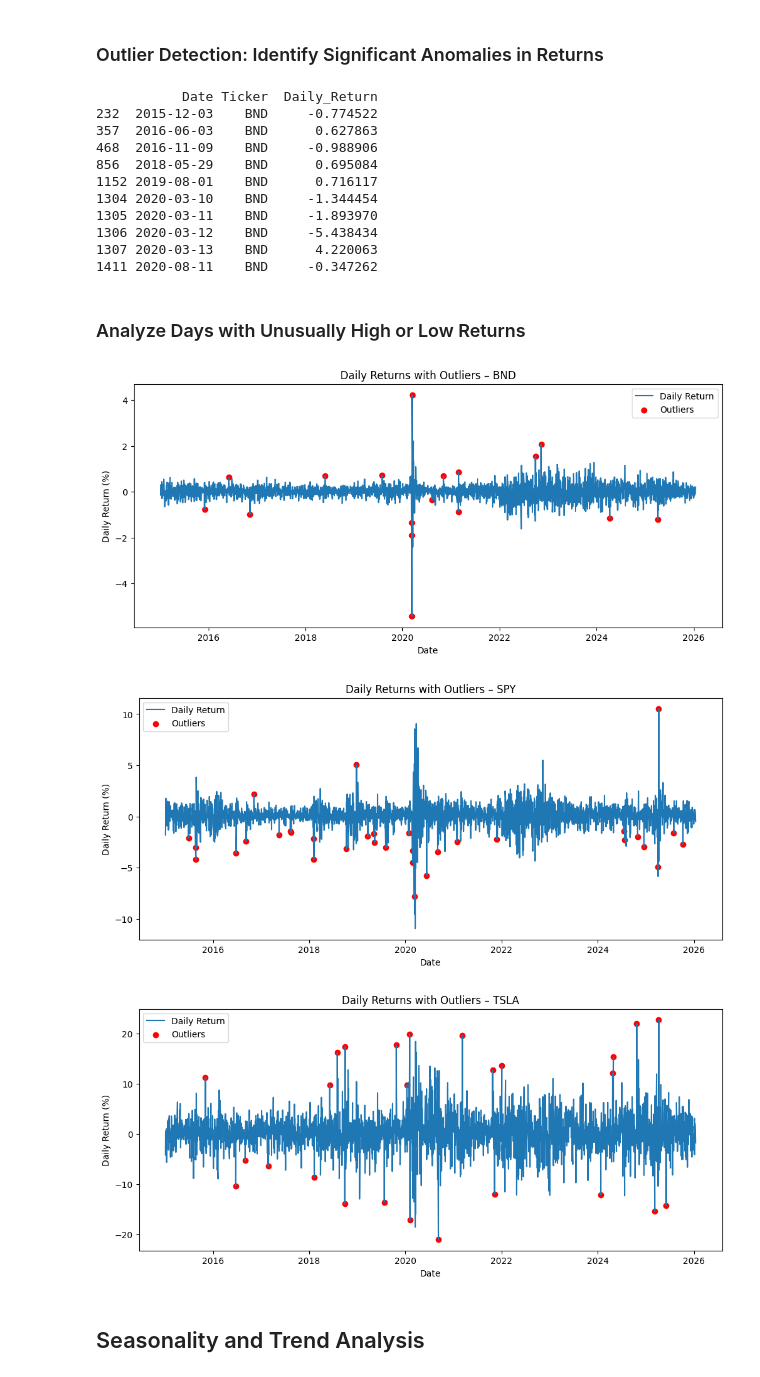
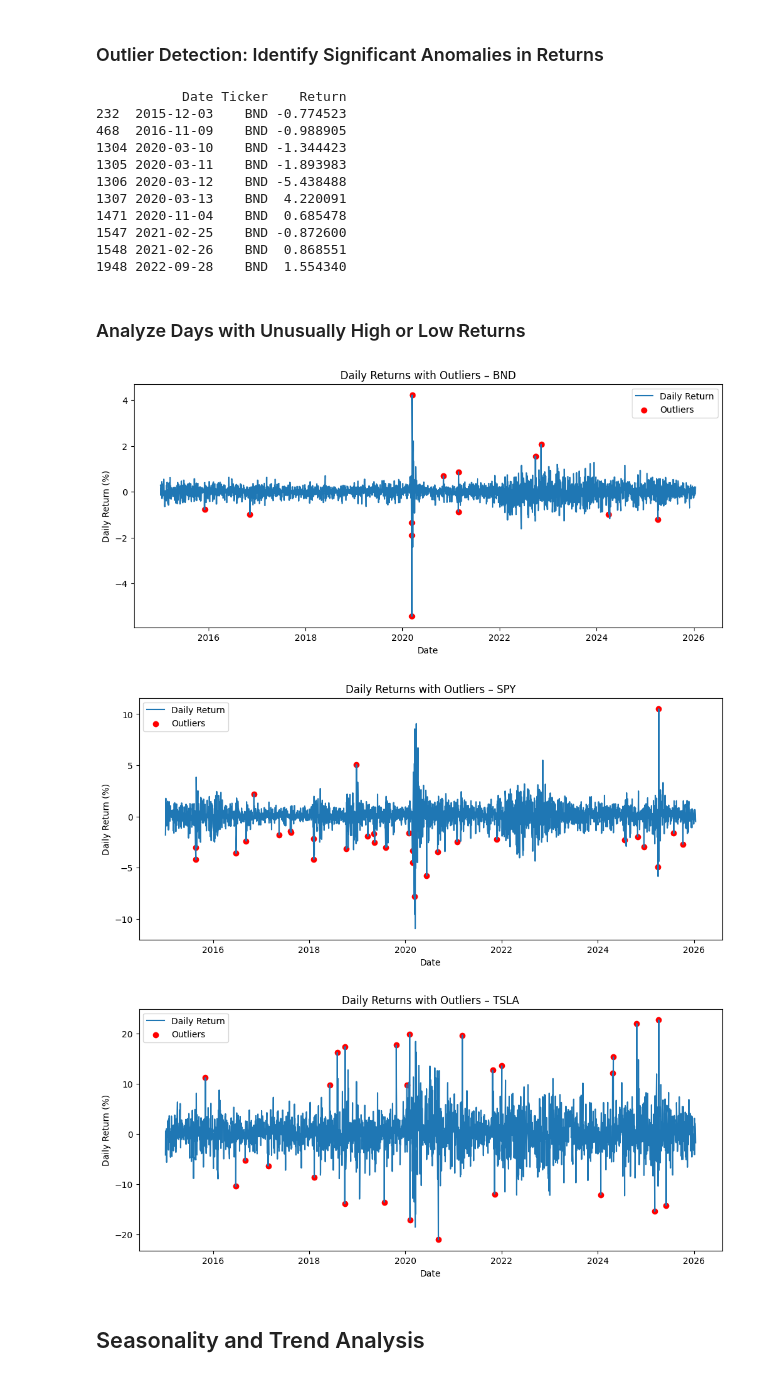
Before and after one commit to Elbethel-dan/portfolio-optimization, a Jupyter notebook: notebooks/preprocess_and_explore_data.ipynb, the cells around one changed output. Drawn from its saved outputs; the diff is of its cells as text; code cells hidden in the pictures.

```diff
--- a/notebooks/preprocess_and_explore_data.ipynb
+++ b/notebooks/preprocess_and_explore_data.ipynb
@@ -269,7 +266,7 @@ for ticker in df_long["Ticker"].unique():
     subset = df_long[df_long["Ticker"] == ticker]
 
     plt.figure(figsize=(12, 5))
-    plt.plot(subset["Date"], subset["Daily_Return"])
+    plt.plot(subset["Date"], subset["Return"])
     plt.title(f"Daily Percentage Change (Returns) – {ticker}")
     plt.xlabel("Date")
     plt.ylabel("Daily Return (%)")
@@ -283,8 +280,8 @@ for ticker in df_long["Ticker"].unique():
 # %%
 window = 30
 
-df_long['Rolling_Mean'] = df_long.groupby('Ticker')['Daily_Return'].transform(lambda x: x.rolling(window).mean())
-df_long['Rolling_Std'] = df_long.groupby('Ticker')['Daily_Return'].transform(lambda x: x.rolling(window).std())
+df_long['Rolling_Mean'] = df_long.groupby('Ticker')['Return'].transform(lambda x: x.rolling(window).mean())
+df_long['Rolling_Std'] = df_long.groupby('Ticker')['Return'].transform(lambda x: x.rolling(window).std())
 
 plt.figure(figsize=(14, 6))
 for ticker in df_long['Ticker'].unique():
@@ -306,37 +303,35 @@ for ticker in df_long['Ticker'].unique():
     mask = df_long['Ticker'] == ticker
     rolling_mean = df_long.loc[mask, 'Rolling_Mean']
     rolling_std = df_long.loc[mask, 'Rolling_Std']
-    returns = df_long.loc[mask, 'Daily_Return']
+    returns = df_long.loc[mask, 'Return']
 
     outlier_mask = (returns > rolling_mean + 3 * rolling_std) | (returns < rolling_mean - 3 * rolling_std)
     df_long.loc[mask, 'Outlier'] = outlier_mask
 
 # Show some outliers
-print(df_long[df_long['Outlier']][['Date', 'Ticker', 'Daily_Return']].head(10))
+print(df_long[df_long['Outlier']][['Date', 'Ticker', 'Return']].head(10))
 # %% [output]
-           Date Ticker  Daily_Return
-232  2015-12-03    BND     -0.774522
-357  2016-06-03    BND      0.627863
-468  2016-11-09    BND     -0.988906
-856  2018-05-29    BND      0.695084
-1152 2019-08-01    BND      0.716117
-1304 2020-03-10    BND     -1.344454
-1305 2020-03-11    BND     -1.893970
-1306 2020-03-12    BND     -5.438434
-1307 2020-03-13    BND      4.220063
-1411 2020-08-11    BND     -0.347262
+           Date Ticker    Return
+232  2015-12-03    BND -0.774523
+468  2016-11-09    BND -0.988905
+1304 2020-03-10    BND -1.344423
+1305 2020-03-11    BND -1.893983
+1306 2020-03-12    BND -5.438488
+1307 2020-03-13    BND  4.220091
+1471 2020-11-04    BND  0.685478
+1547 2021-02-25    BND -0.872600
+1548 2021-02-26    BND  0.868551
+1948 2022-09-28    BND  1.554340
 # %% [markdown]
 ### Analyze Days with Unusually High or Low Returns
 # %%
-window = 30
-
 df_long["Rolling_Mean"] = (
-    df_long.groupby("Ticker")["Daily_Return"]
+    df_long.groupby("Ticker")["Return"]
     .transform(lambda x: x.rolling(window).mean())
 )
 
 df_long["Rolling_Std"] = (
-    df_long.groupby("Ticker")["Daily_Return"]
+    df_long.groupby("Ticker")["Return"]
     .transform(lambda x: x.rolling(window).std())
 )
 
@@ -346,28 +341,28 @@ for ticker in df_long["Ticker"].unique():
     mask = df_long["Ticker"] == ticker
 
     df_long.loc[mask, "Outlier"] = (
-        (df_long.loc[mask, "Daily_Return"] >
+        (df_long.loc[mask, "Return"] >
          df_long.loc[mask, "Rolling_Mean"] + 3 * df_long.loc[mask, "Rolling_Std"])
         |
-        (df_long.loc[mask, "Daily_Return"] <
+        (df_long.loc[mask, "Return"] <
          df_long.loc[mask, "Rolling_Mean"] - 3 * df_long.loc[mask, "Rolling_Std"])
     )
 # %%
 for ticker in df_long["Ticker"].unique():
     subset = df_long[df_long["Ticker"] == ticker]
     outliers = subset[subset["Outlier"]]
 
     plt.figure(figsize=(12, 5))
-    plt.plot(subset["Date"], subset["Daily_Return"], label="Daily Return")
-    plt.scatter(outliers["Date"], outliers["Daily_Return"], color='red', label="Outliers")
+    plt.plot(subset["Date"], subset["Return"], label="Daily Return")
+    plt.scatter(outliers["Date"], outliers["Return"], color='red', label="Outliers")
     plt.title(f"Daily Returns with Outliers – {ticker}")
     plt.xlabel("Date")
     plt.ylabel("Daily Return (%)")
     plt.legend()
     plt.show()
 # %% [output]
-[figure, old version]
+[figure, new version]
-[figure, old version]
+[figure, new version]
 [figure]
 # %% [markdown]
 ## Seasonality and Trend Analysis
```
Also changed, not shown: parts of 17 cells of this notebook.
